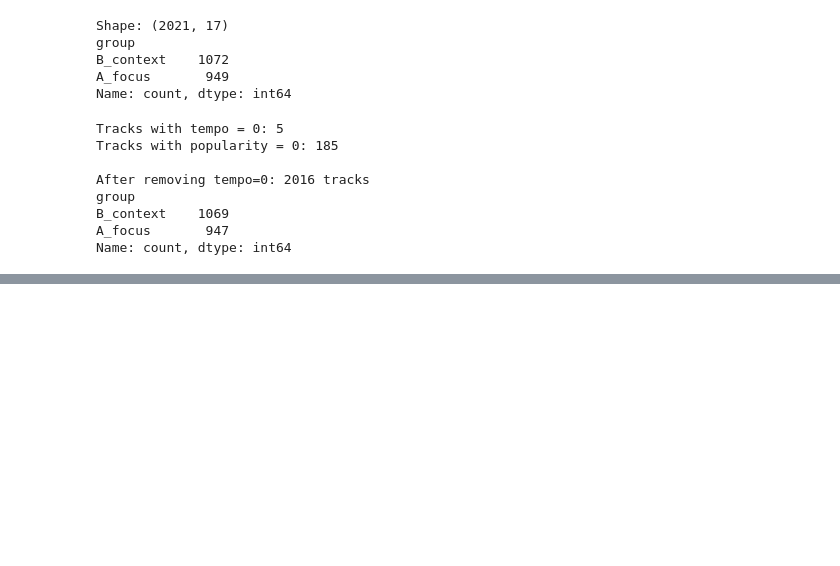
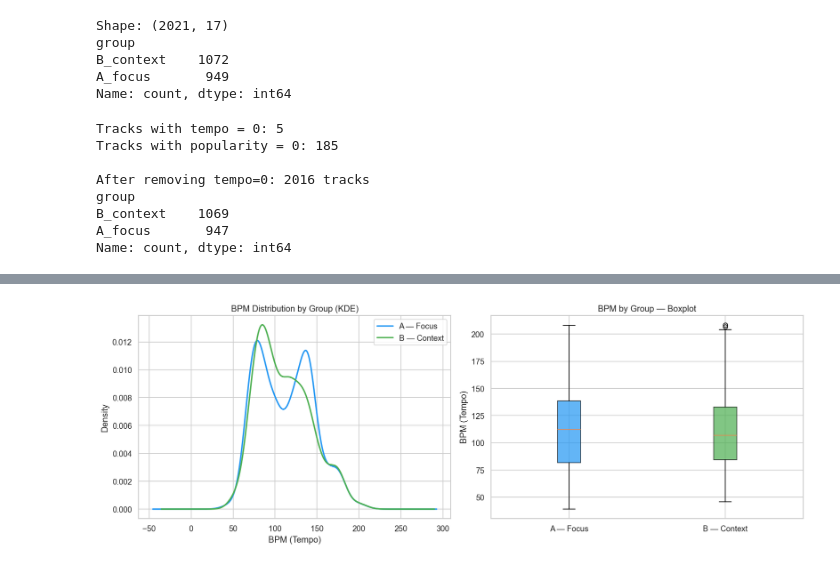
Before and after one commit to KelyNorel/beats-and-focus, a Jupyter notebook: notebooks/01_eda.ipynb, the cells around one changed output, grey strips where cells are left out. Drawn from its saved outputs; the diff is of its cells as text; code cells hidden in the pictures; blank space fills up the shorter version.

```diff
--- a/notebooks/01_eda.ipynb
+++ b/notebooks/01_eda.ipynb
@@ -315,0 +420,27 @@ Name: count, dtype: int64
+# %%
+fig, axes = plt.subplots(1, 2, figsize=(14, 5))
+
+for group, color in group_colors.items():
+    subset = df_clean[df_clean['group'] == group]['tempo']
+    subset.plot.kde(ax=axes[0], color=color, label=group_labels[group], linewidth=2)
+
+axes[0].set_xlabel('BPM (Tempo)')
+axes[0].set_ylabel('Density')
+axes[0].set_title('BPM Distribution by Group (KDE)')
+axes[0].legend()
+
+bp_data = [df_clean[df_clean['group'] == g]['tempo'].values for g in ['A_focus', 'B_context']]
+bp = axes[1].boxplot(bp_data, labels=[group_labels[g] for g in ['A_focus', 'B_context']],
+                     patch_artist=True)
+for patch, color in zip(bp['boxes'], group_colors.values()):
+    patch.set_facecolor(color)
+    patch.set_alpha(0.7)
+
+axes[1].set_ylabel('BPM (Tempo)')
+axes[1].set_title('BPM by Group — Boxplot')
+
+plt.tight_layout()
+plt.savefig('../figures/full_02_bpm_distribution.png', dpi=120, bbox_inches='tight')
+plt.show()
+# %% [output]
+[figure, added]
```
Also changed, not shown: parts of 11 cells of this notebook, 7 other files.
